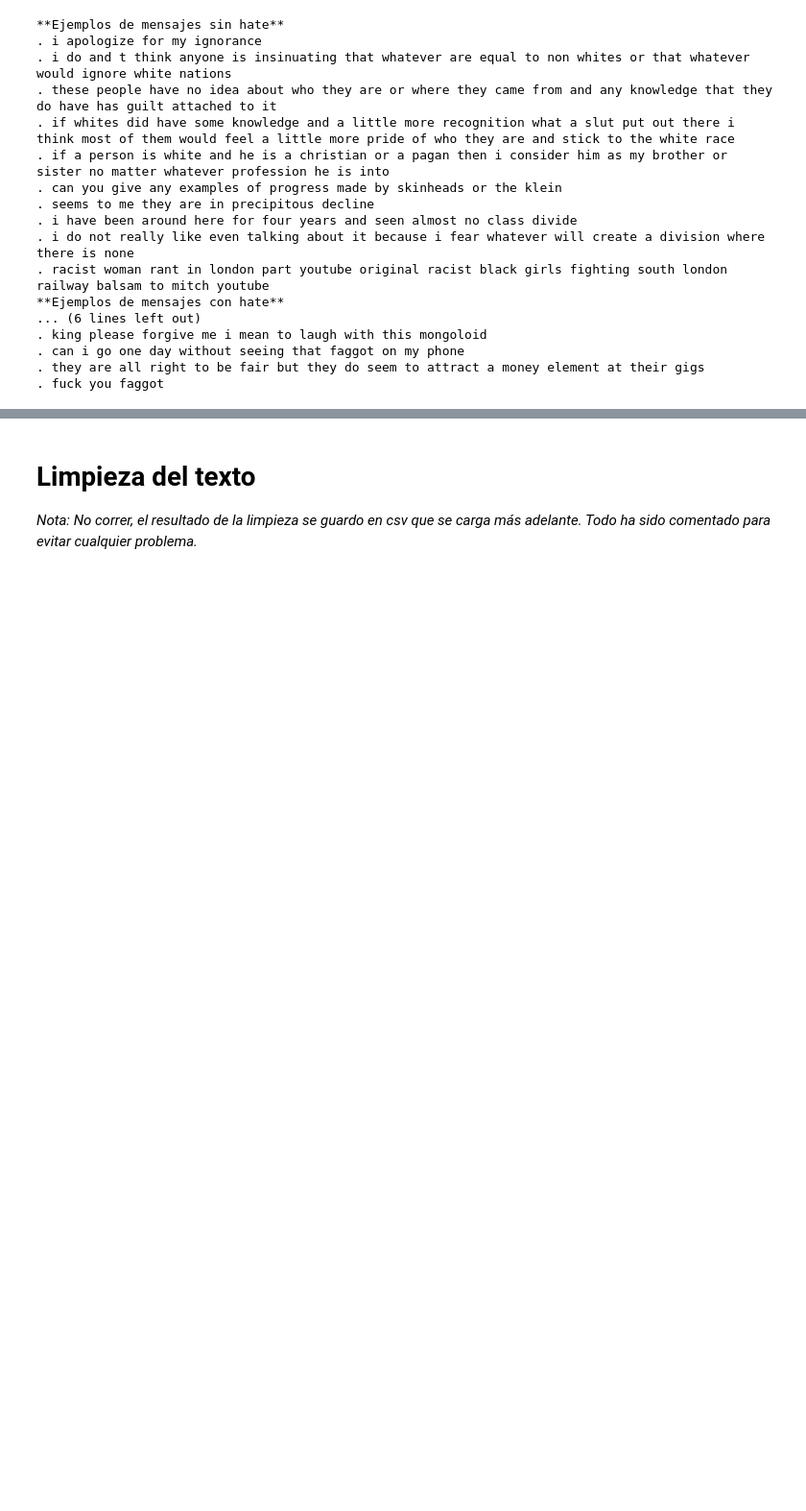
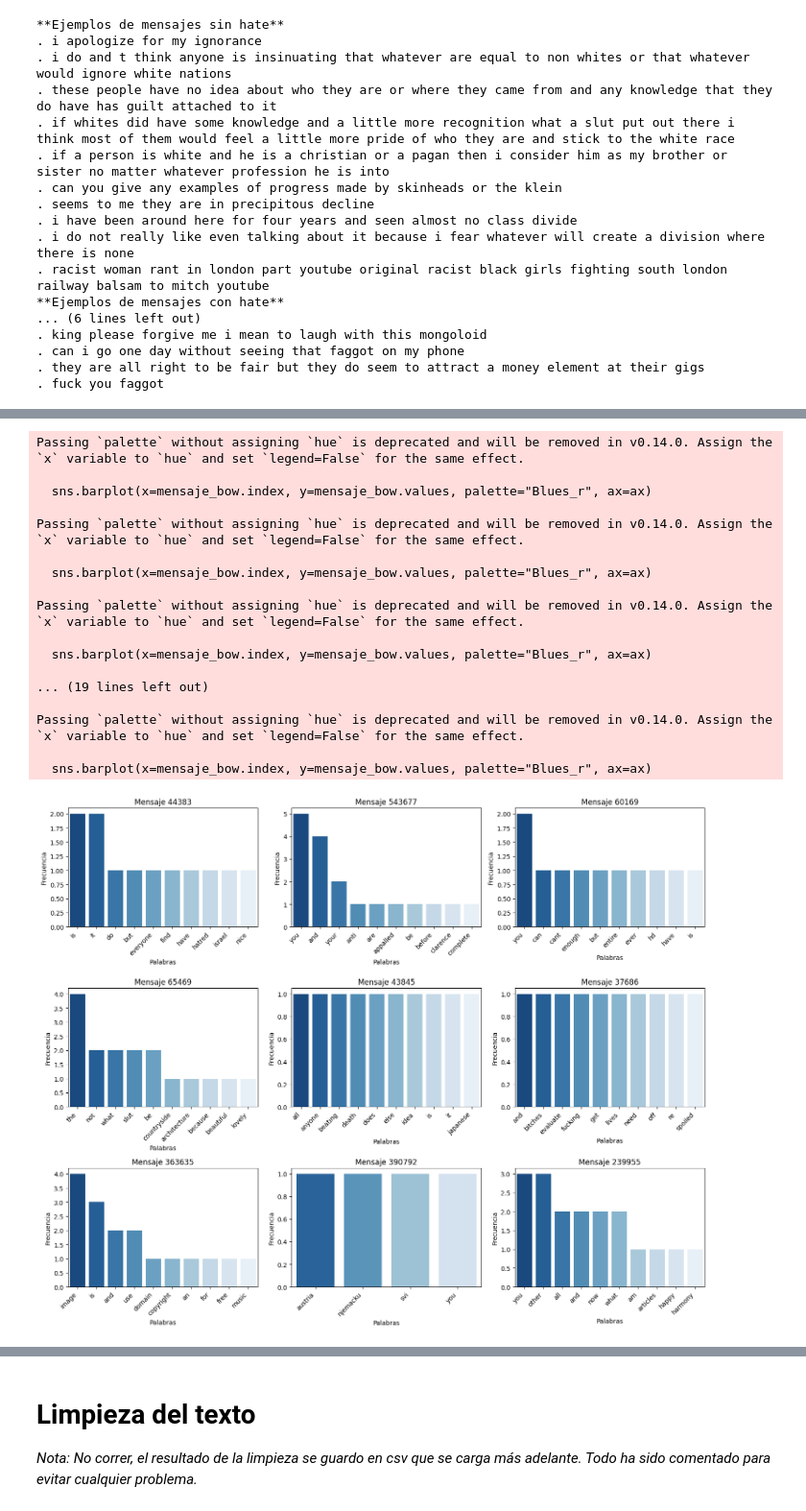
Before and after one commit to CalderonJh/hate-speech-detector, a Jupyter notebook: hate-speech-detector.ipynb, the cells around one changed output, grey strips where cells are left out. Shown at 96% size. Cells and saved outputs as stored; diff of their text form; code cells hidden in the pictures; blank space fills up the shorter version.

```diff
--- a/hate-speech-detector.ipynb
+++ b/hate-speech-detector.ipynb
@@ -252,0 +384,11 @@ for i in Hate_msg['mensaje']:
+# %%
+#@title BoW
+from sklearn.feature_extraction.text import CountVectorizer
+
+vectorizer = CountVectorizer()
+X = vectorizer.fit_transform(df["mensaje_pre"])
+
+# Convertir a DataFrame de manera eficiente
+df_bow = pd.DataFrame.sparse.from_spmatrix(X, columns=vectorizer.get_feature_names_out())
+
+print(df_bow.head())
@@ -252,0 +413,47 @@ for i in Hate_msg['mensaje']:
+# %%
+#@title Grafica de algunos ejemplos de BoW
+
+sample = df_bow.sample(n=9, random_state=42) #Muestra aleatoria
+
+fig, axes = plt.subplots(3, 3, figsize=(15, 12))
+
+# Iterar sobre cada mensaje seleccionado
+for idx, (i, row) in enumerate(sample.iterrows()):
+    # Obtener palabras con frecuencia > 0
+    mensaje_bow = row[row > 0].sort_values(ascending=False)
+
+    # Seleccionar las 10 palabras más frecuentes
+    mensaje_bow = mensaje_bow[:10]
+
+    # Ubicar en la subgráfica correspondiente
+    ax = axes[idx // 3, idx % 3]
+
+    sns.barplot(x=mensaje_bow.index, y=mensaje_bow.values, palette="Blues_r", ax=ax)
+
+    ax.set_title(f"Mensaje {i}")
+    ax.set_xlabel("Palabras")
+    ax.set_ylabel("Frecuencia")
+    ax.set_xticklabels(mensaje_bow.index, rotation=45, ha="right")
+
+# Ajustar layout para evitar solapamientos
+plt.tight_layout()
+# plt.show()
+# %% [output]
+Passing `palette` without assigning `hue` is deprecated and will be removed in v0.14.0. Assign the `x` variable to `hue` and set `legend=False` for the same effect.
+
+  sns.barplot(x=mensaje_bow.index, y=mensaje_bow.values, palette="Blues_r", ax=ax)
+
+Passing `palette` without assigning `hue` is deprecated and will be removed in v0.14.0. Assign the `x` variable to `hue` and set `legend=False` for the same effect.
+
+  sns.barplot(x=mensaje_bow.index, y=mensaje_bow.values, palette="Blues_r", ax=ax)
+
+Passing `palette` without assigning `hue` is deprecated and will be removed in v0.14.0. Assign the `x` variable to `hue` and set `legend=False` for the same effect.
+
+  sns.barplot(x=mensaje_bow.index, y=mensaje_bow.values, palette="Blues_r", ax=ax)
+
+... (19 lines left out)
+
+Passing `palette` without assigning `hue` is deprecated and will be removed in v0.14.0. Assign the `x` variable to `hue` and set `legend=False` for the same effect.
+
+  sns.barplot(x=mensaje_bow.index, y=mensaje_bow.values, palette="Blues_r", ax=ax)
+[figure, added]
```
Also changed, not shown: parts of 40 cells of this notebook.
